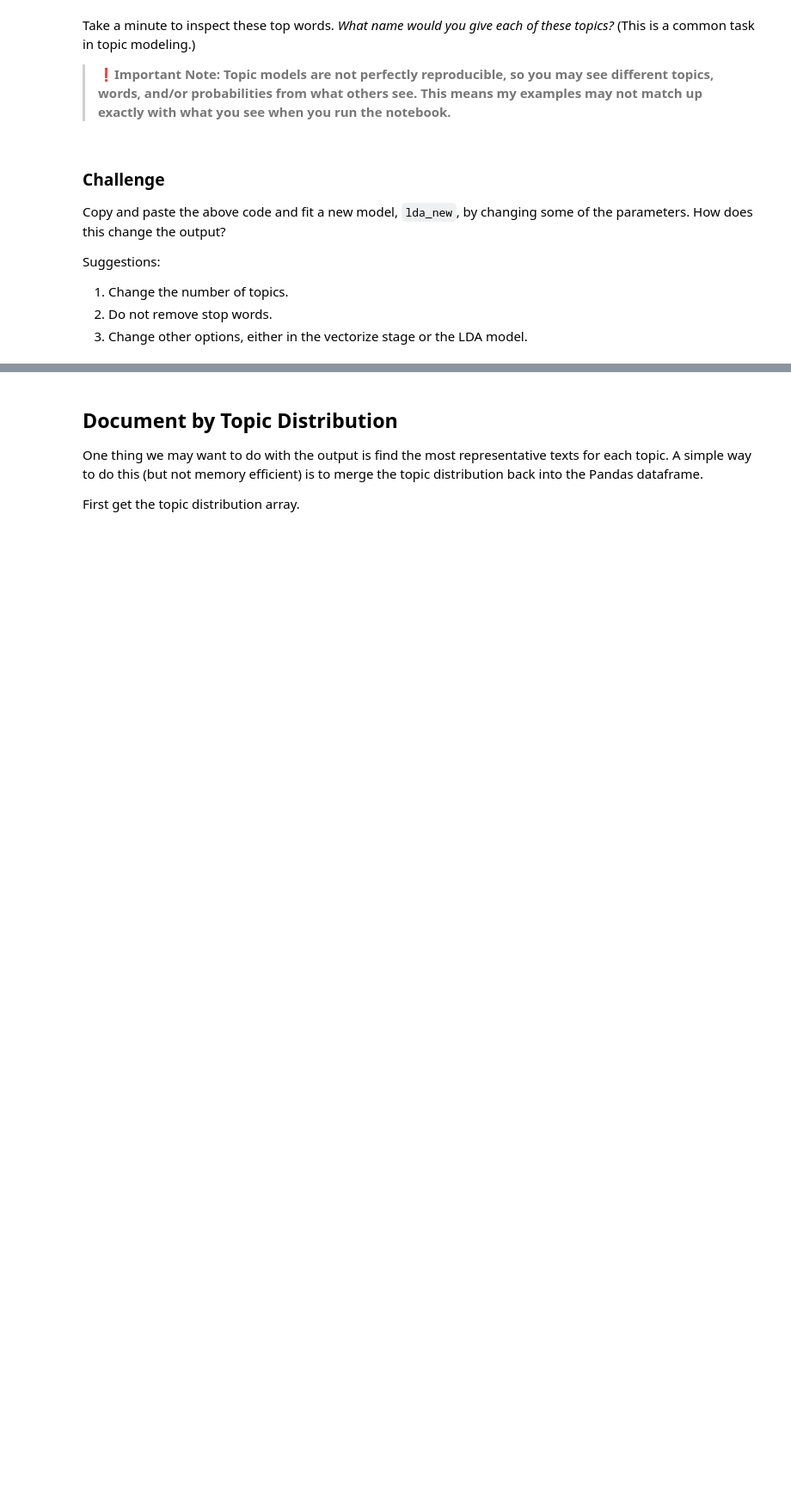
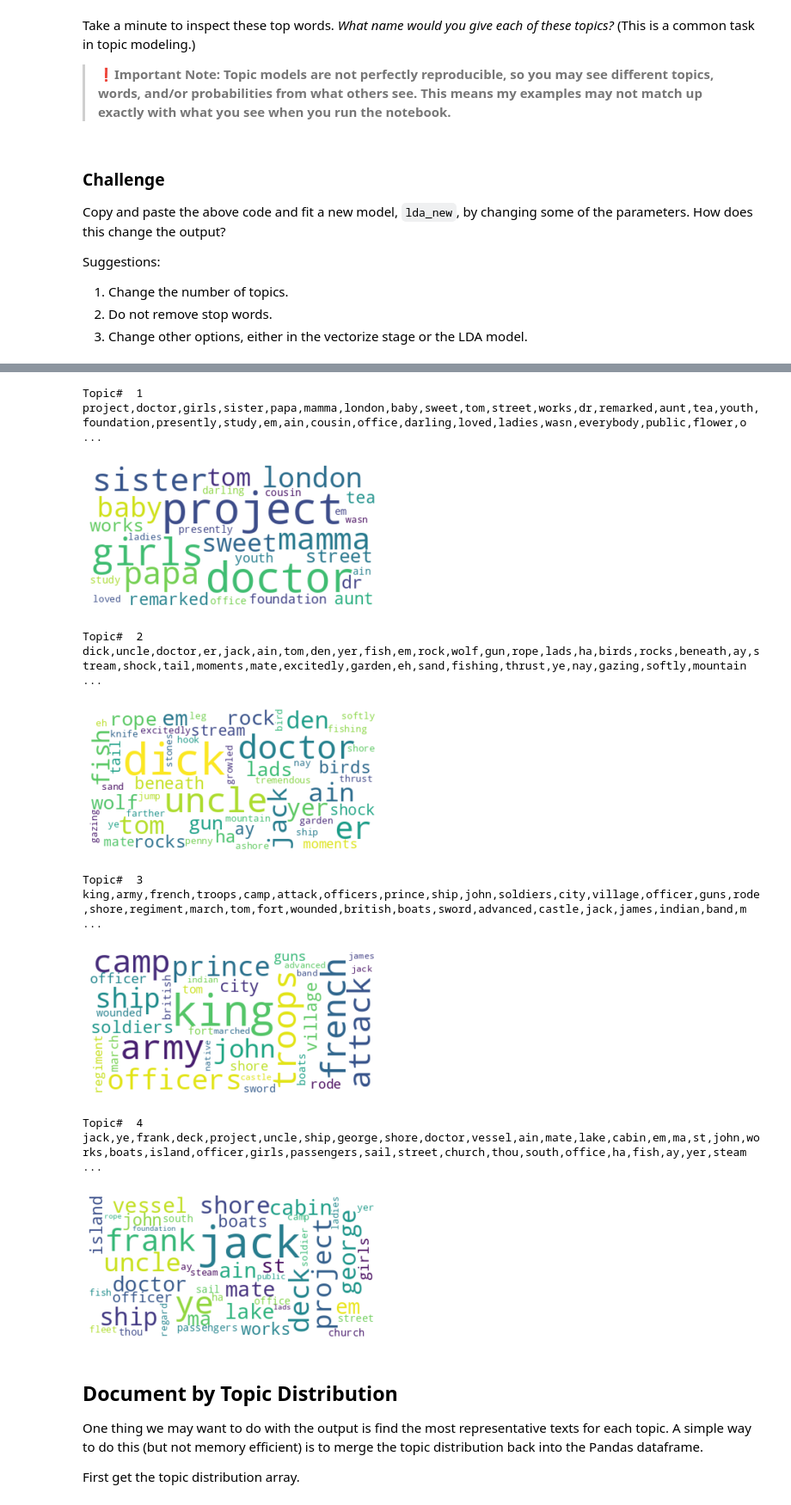
Before and after one commit to jhaber-zz/topic-models-2022, a Jupyter notebook: day-1/intro-topic-modeling.ipynb, the cells around one changed output, grey strips where cells are left out. Shown at 86% size. Drawn from its saved outputs; the diff is of its cells as text; code cells hidden in the pictures; blank space fills up the shorter version.

Commit message:
refine dim reduction, add wordcloud

```diff
--- a/day-1/intro-topic-modeling.ipynb
+++ b/day-1/intro-topic-modeling.ipynb
@@ -250,8 +251,10 @@ dtm
 # %% [markdown]
 This format is called Compressed Sparse Format. It saves a lot of memory to store the DTM in this format, but it is difficult to look at for a human. For illustration purposes, let's convert this matrix back to a Pandas DataFrame, a more understandable format. For larger datasets, you will have to use the Compressed Sparse Format.
 # %%
+vocab = tf_vectorizer.get_feature_names_out() # save terms in vectorizer for later use
+
 long_dtm = pd.DataFrame(dtm.toarray(),
-                        columns=tf_vectorizer.get_feature_names_out(),
+                        columns=vocab,
                         index=df_lit.index)
 long_dtm.head()
 # %% [output]
@@ -377,3 +383,51 @@ Suggestions:
+# %%
+# Source credit: Krunal on Medium
+# https://medium.com/@krunal18/topic-modeling-with-latent-dirichlet-allocation-lda-decomposition-scikit-learn-and-wordcloud-1ff0b8e8a8eb
+
+import wordcloud
+
+terms_count = 50 # declare number of terms we need per topic
+
+for idx,topic in enumerate(lda.components_): # loop over topics
+    print('Topic# ',idx+1)
+    topic_terms = [[terms[i],topic[i]] for i in topic.argsort()][:-terms_count-1:-1]
+    topic_terms_sorted = [[vocab[i], topic[i]] for i in topic.argsort()[:-terms_count - 1:-1]]
+
+    topic_words = []
+
+    for i in range(terms_count):
+        topic_words.append(topic_terms_sorted[i][0])
+    print(','.join( word for word in topic_words))
+    print()
+
+    dict_word_frequency = {}
+
+    for i in range(terms_count):
+        dict_word_frequency[topic_terms_sorted[i][0]] = topic_terms_sorted[i][1]
+
+    wcloud = wordcloud.WordCloud(background_color="white",mask=None, max_words=100,
+                       max_font_size=60,min_font_size=10,prefer_horizontal=0.9,
+                       contour_width=3,contour_color='black')
+
+    wcloud.generate_from_frequencies(dict_word_frequency)
+
+    plt.imshow(wcloud, interpolation='bilinear')
+    plt.axis("off")
+    plt.show()
+    #plt.savefig("WordCloud Topic "+str(idx+1)+".png", format="png")
+# %% [output]
+Topic#  1
+project,doctor,girls,sister,papa,mamma,london,baby,sweet,tom,street,works,dr,remarked,aunt,tea,youth,foundation,presently,study,em,ain,cousin,office,darling,loved,ladies,wasn,everybody,public,flower,o ...
+[figure, added]
+Topic#  2
+dick,uncle,doctor,er,jack,ain,tom,den,yer,fish,em,rock,wolf,gun,rope,lads,ha,birds,rocks,beneath,ay,stream,shock,tail,moments,mate,excitedly,garden,eh,sand,fishing,thrust,ye,nay,gazing,softly,mountain ...
+[figure, added]
+Topic#  3
+king,army,french,troops,camp,attack,officers,prince,ship,john,soldiers,city,village,officer,guns,rode,shore,regiment,march,tom,fort,wounded,british,boats,sword,advanced,castle,jack,james,indian,band,m ...
+[figure, added]
+Topic#  4
+jack,ye,frank,deck,project,uncle,ship,george,shore,doctor,vessel,ain,mate,lake,cabin,em,ma,st,john,works,boats,island,officer,girls,passengers,sail,street,church,thou,south,office,ha,fish,ay,yer,steam ...
+[figure, added]
 # %% [markdown]
 ## Document by Topic Distribution <a id='topics'></a>
 
```
Also changed, not shown: parts of 17 cells of this notebook.
